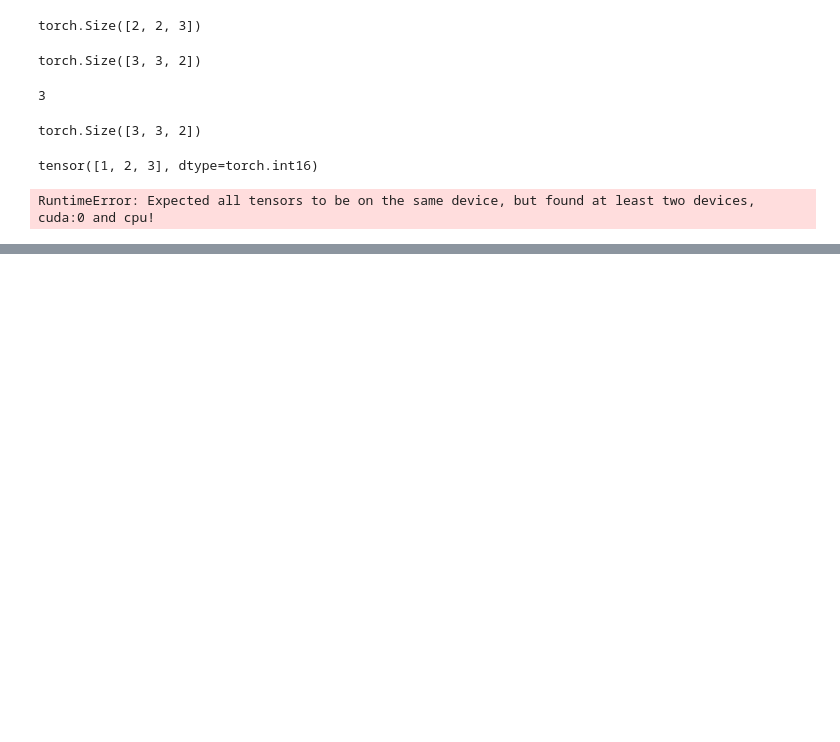
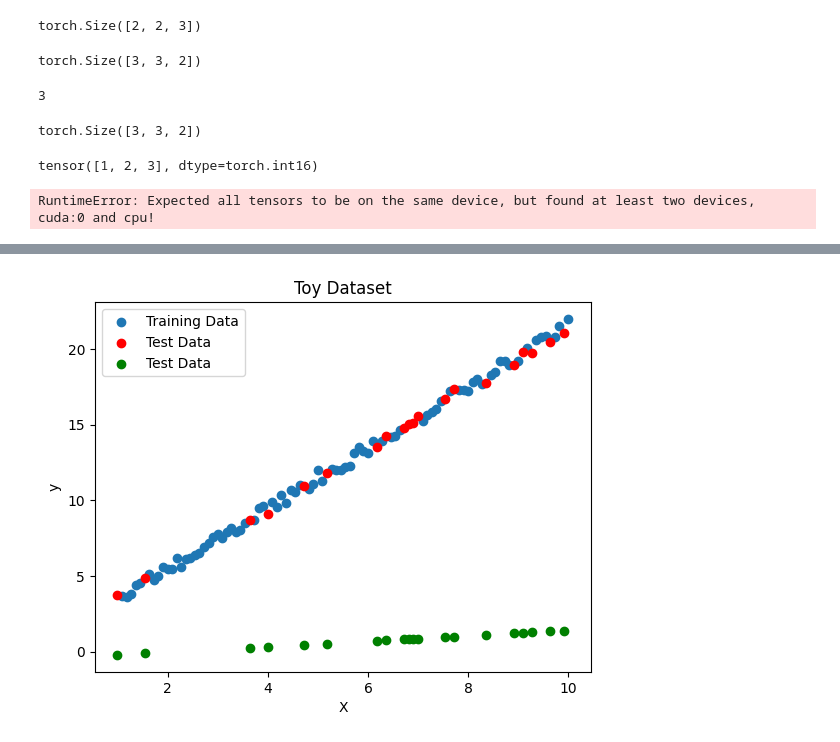
Before and after one commit to vijaivimu/Python-For-Data-Science, a Jupyter notebook: tensor.ipynb, the cells around one changed output, grey strips where cells are left out. Cells and saved outputs as stored; diff of their text form; code cells hidden in the pictures; blank space fills up the shorter version.

Commit message:
Experimented with linear model without training

```diff
--- a/tensor.ipynb
+++ b/tensor.ipynb
@@ -145,0 +139,18 @@ plt.show()
+# %%
+import torch.nn as nn
+class LRModel(nn.Module):  # A robot that knows how to learn a straight-line rule
+    def __init__(self, input_dim, output_dim):
+        super(LRModel, self).__init__()
+        self.linear = nn.Linear(input_dim, output_dim)  # Creates the "straight-line rule"
+
+    def forward(self, x):  # What the robot does when we give it some X
+        out = self.linear(x)
+        return out
+
+input_dim = 1  # X has one column
+output_dim = 1  # Y has one column
+lr_model = LRModel(input_dim, output_dim)  # Our robot model
+# %%
+# Make predictions with the untrained model
+with torch.no_grad():
+    untrained_predictions = lr_model(x_test)
@@ -145,0 +180,11 @@ plt.show()
+# %%
+plt.scatter(x_train.numpy(), y_train.numpy(), label='Training Data')
+plt.scatter(x_test.numpy(), y_test.numpy(), label='Test Data', color='red')
+plt.scatter(x_test.numpy(), untrained_predictions, label='Test Data', color='green')
+plt.title('Toy Dataset')
+plt.xlabel('X')
+plt.ylabel('y')
+plt.legend()
+plt.show()
+# %% [output]
+[figure, added]
```
Also changed, not shown: parts of 7 cells of this notebook.
